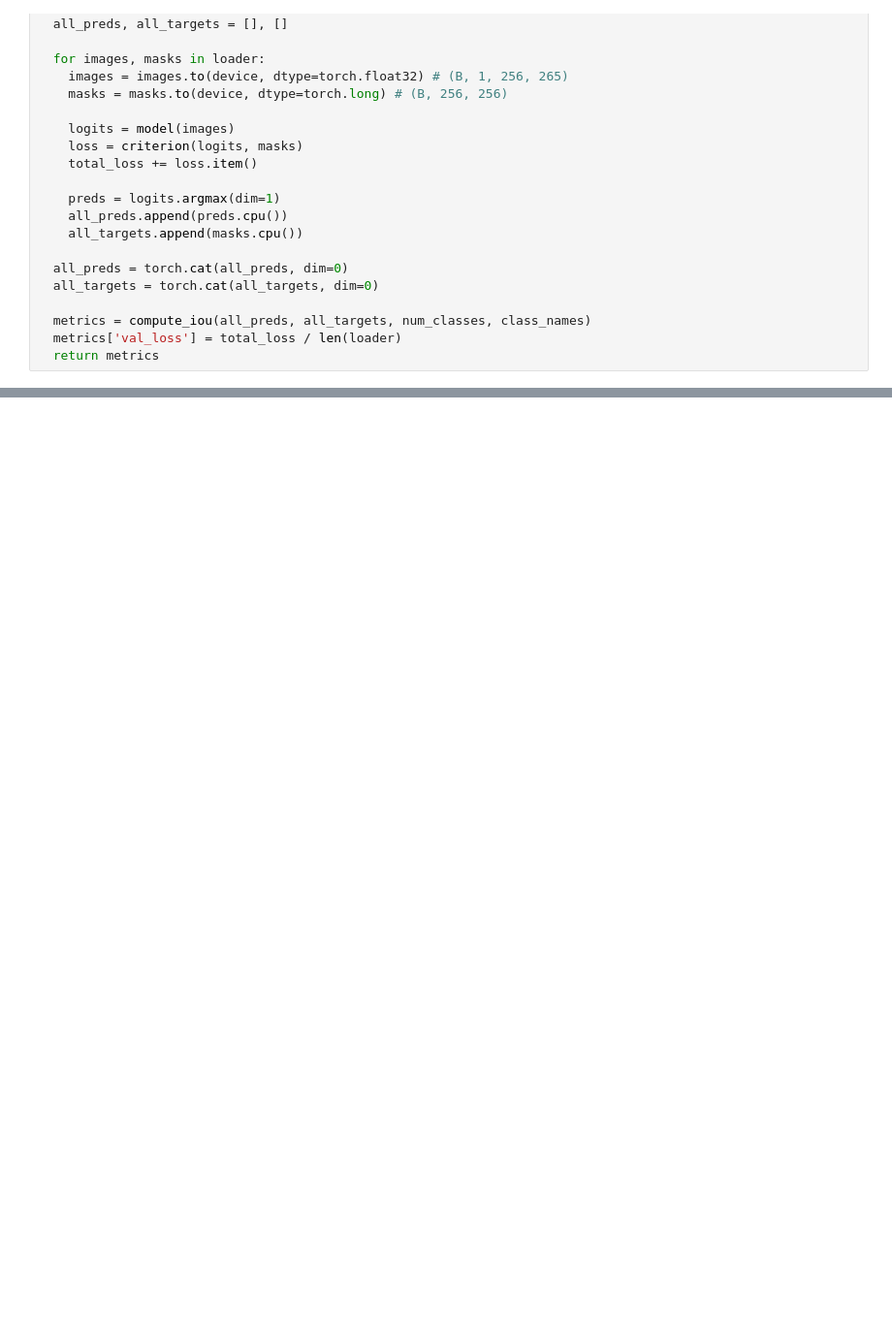
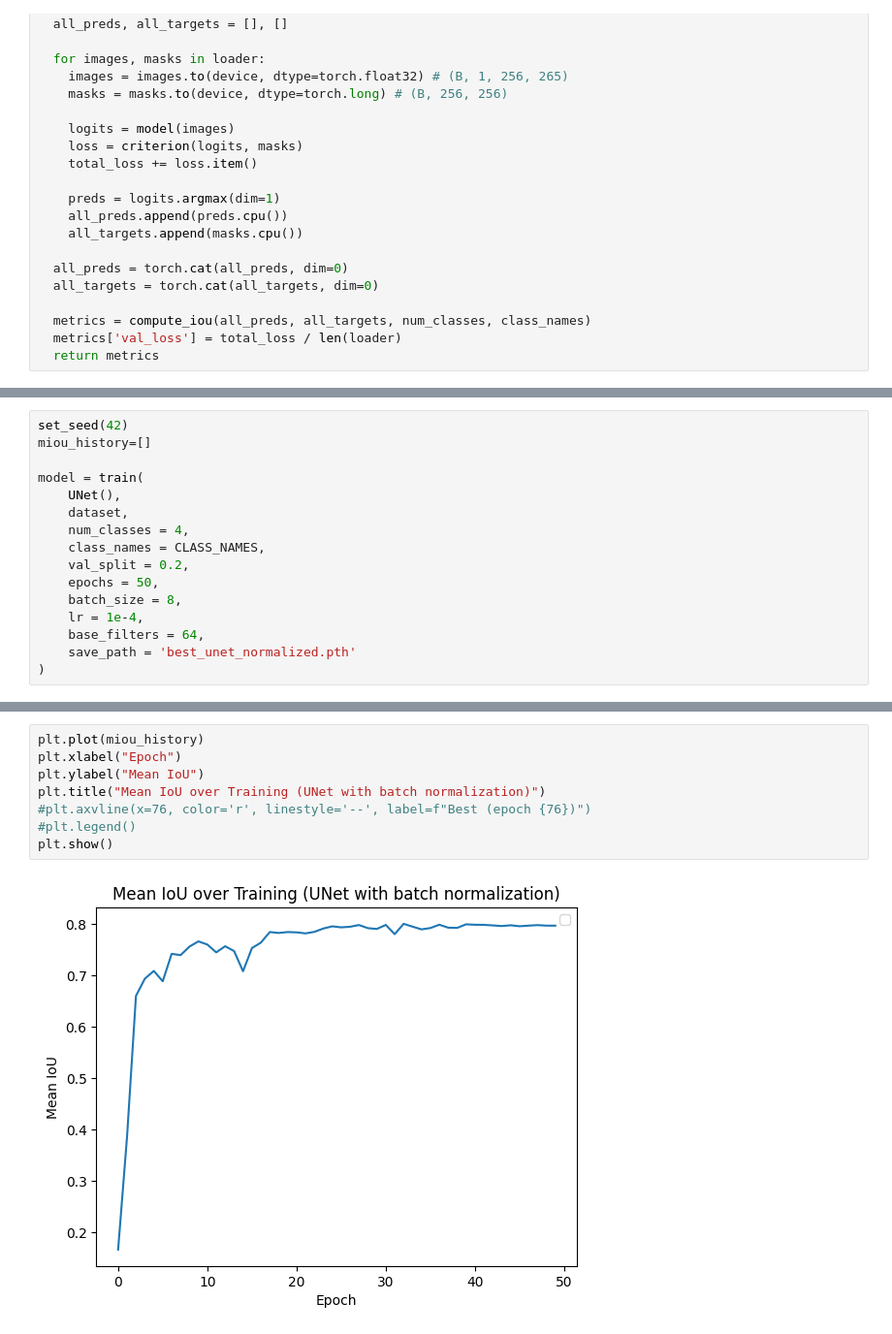
Before and after one commit to mikakia/AdvanceML_Final_Project, a Jupyter notebook: blasto_ss.ipynb, the cells around one changed output, grey strips where cells are left out. Shown at 97% size. Cells and saved outputs as stored; diff of their text form; blank space fills up the shorter version.

```diff
--- a/blasto_ss.ipynb
+++ b/blasto_ss.ipynb
@@ -742,3 +762,19 @@ def predict(model, image_tensor: torch.Tensor, device: str = "cpu") -> torch.Ten
   logits = model(image_tensor)
   preds = logits.argmax(dim=1)
   return preds.squeeze(0) if preds.size(0) == 1 else preds
+# %%
+set_seed(42)
+miou_history=[]
+
+model = train(
+    UNet(),
+    dataset,
+    num_classes = 4,
+    class_names = CLASS_NAMES,
+    val_split = 0.2,
+    epochs = 50,
+    batch_size = 8,
+    lr = 1e-4,
+    base_filters = 64,
+    save_path = 'best_unet_normalized.pth'
+)
@@ -745 +799,11 @@ def predict(model, image_tensor: torch.Tensor, device: str = "cpu") -> torch.Ten
+# %%
+plt.plot(miou_history)
+plt.xlabel("Epoch")
+plt.ylabel("Mean IoU")
+plt.title("Mean IoU over Training (UNet with batch normalization)")
+#plt.axvline(x=76, color='r', linestyle='--', label=f"Best (epoch {76})")
+#plt.legend()
+plt.show()
+# %% [output]
+[figure, added]
 # %%
```
Also changed, not shown: parts of 11 cells of this notebook.
